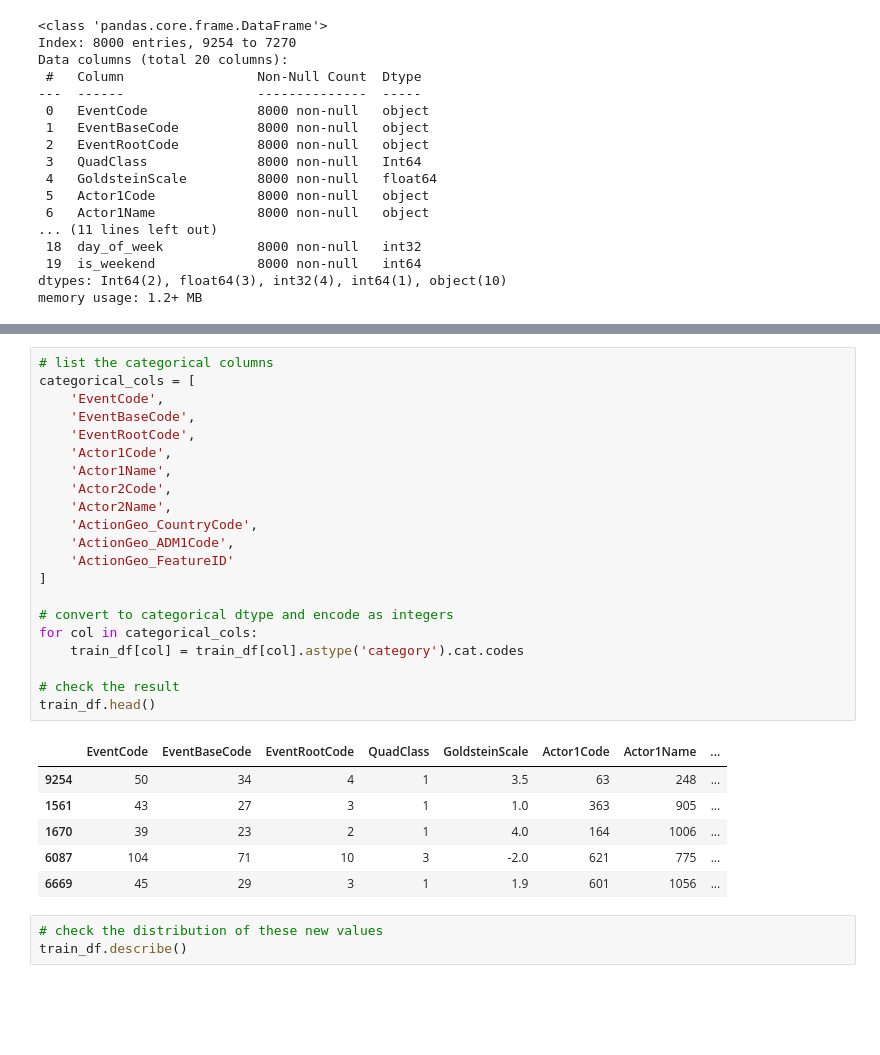
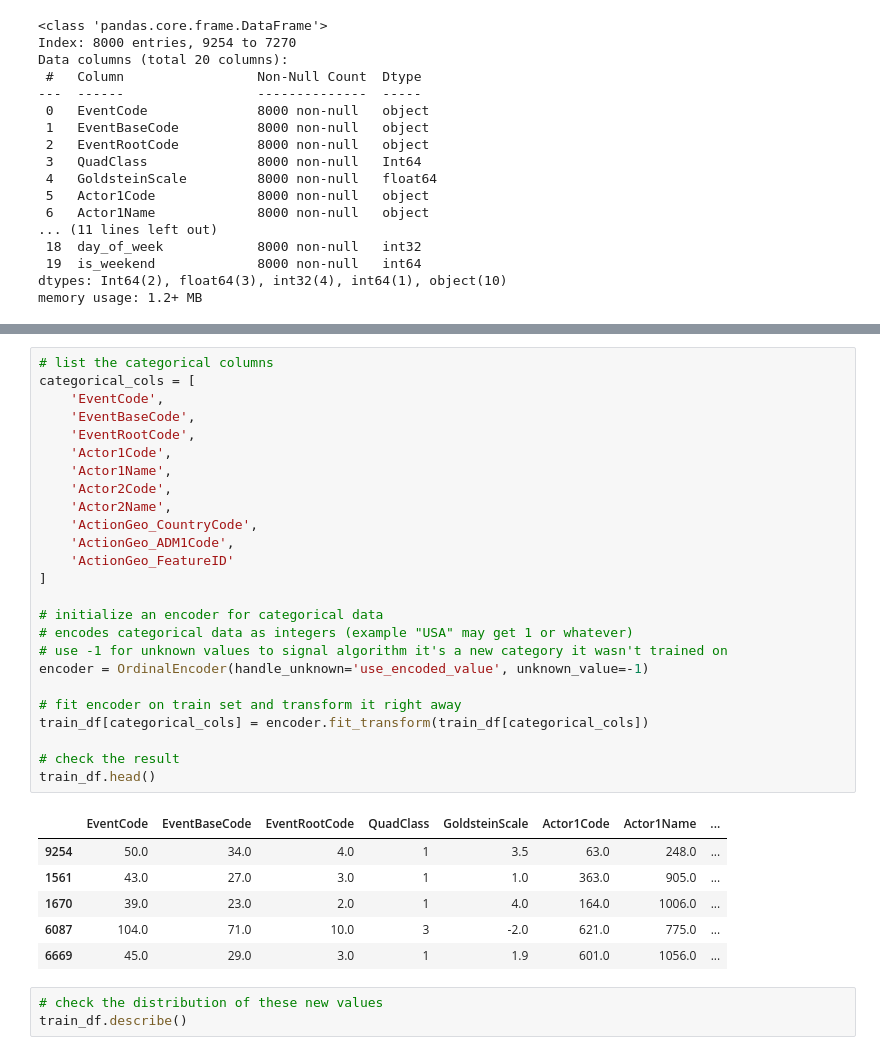
Before and after one commit to fabianjkrueger/gdelt-newsimpact, a Jupyter notebook: notebooks/get_and_explore_data.ipynb, the cells around one changed output, grey strips where cells are left out. Drawn from its saved outputs; the diff is of its cells as text; blank space fills up the shorter version.

```diff
--- a/notebooks/get_and_explore_data.ipynb
+++ b/notebooks/get_and_explore_data.ipynb
@@ -595,31 +627,35 @@ missing values.
-# %%
-# list the categorical columns
-categorical_cols = [
-    'EventCode',
-    'EventBaseCode',
-    'EventRootCode',
-    'Actor1Code',
-    'Actor1Name',
-    'Actor2Code',
-    'Actor2Name',
-    'ActionGeo_CountryCode',
-    'ActionGeo_ADM1Code',
-    'ActionGeo_FeatureID'
-]
-
-# convert to categorical dtype and encode as integers
-for col in categorical_cols:
-    train_df[col] = train_df[col].astype('category').cat.codes
-
-# check the result
-train_df.head()
-# %% [output]
-|  | EventCode | EventBaseCode | EventRootCode | QuadClass | GoldsteinScale | Actor1Code | Actor1Name | ... |
-| 9254 | 50 | 34 | 4 | 1 | 3.5 | 63 | 248 | ... |
-| 1561 | 43 | 27 | 3 | 1 | 1.0 | 363 | 905 | ... |
-| 1670 | 39 | 23 | 2 | 1 | 4.0 | 164 | 1006 | ... |
-| 6087 | 104 | 71 | 10 | 3 | -2.0 | 621 | 775 | ... |
-| 6669 | 45 | 29 | 3 | 1 | 1.9 | 601 | 1056 | ... |
+# %%
+# list the categorical columns
+categorical_cols = [
+    'EventCode',
+    'EventBaseCode',
+    'EventRootCode',
+    'Actor1Code',
+    'Actor1Name',
+    'Actor2Code',
+    'Actor2Name',
+    'ActionGeo_CountryCode',
+    'ActionGeo_ADM1Code',
+    'ActionGeo_FeatureID'
+]
+
+# initialize an encoder for categorical data
+# encodes categorical data as integers (example "USA" may get 1 or whatever)
+# use -1 for unknown values to signal algorithm it's a new category it wasn't trained on
+encoder = OrdinalEncoder(handle_unknown='use_encoded_value', unknown_value=-1)
+
+# fit encoder on train set and transform it right away
+train_df[categorical_cols] = encoder.fit_transform(train_df[categorical_cols])
+
+# check the result
+train_df.head()
+# %% [output]
+|  | EventCode | EventBaseCode | EventRootCode | QuadClass | GoldsteinScale | Actor1Code | Actor1Name | ... |
+| 9254 | 50.0 | 34.0 | 4.0 | 1 | 3.5 | 63.0 | 248.0 | ... |
+| 1561 | 43.0 | 27.0 | 3.0 | 1 | 1.0 | 363.0 | 905.0 | ... |
+| 1670 | 39.0 | 23.0 | 2.0 | 1 | 4.0 | 164.0 | 1006.0 | ... |
+| 6087 | 104.0 | 71.0 | 10.0 | 3 | -2.0 | 621.0 | 775.0 | ... |
+| 6669 | 45.0 | 29.0 | 3.0 | 1 | 1.9 | 601.0 | 1056.0 | ... |
 # %%
 # check the distribution of these new values
 train_df.describe()
```
Also changed, not shown: parts of 29 cells of this notebook, 1 other file.
